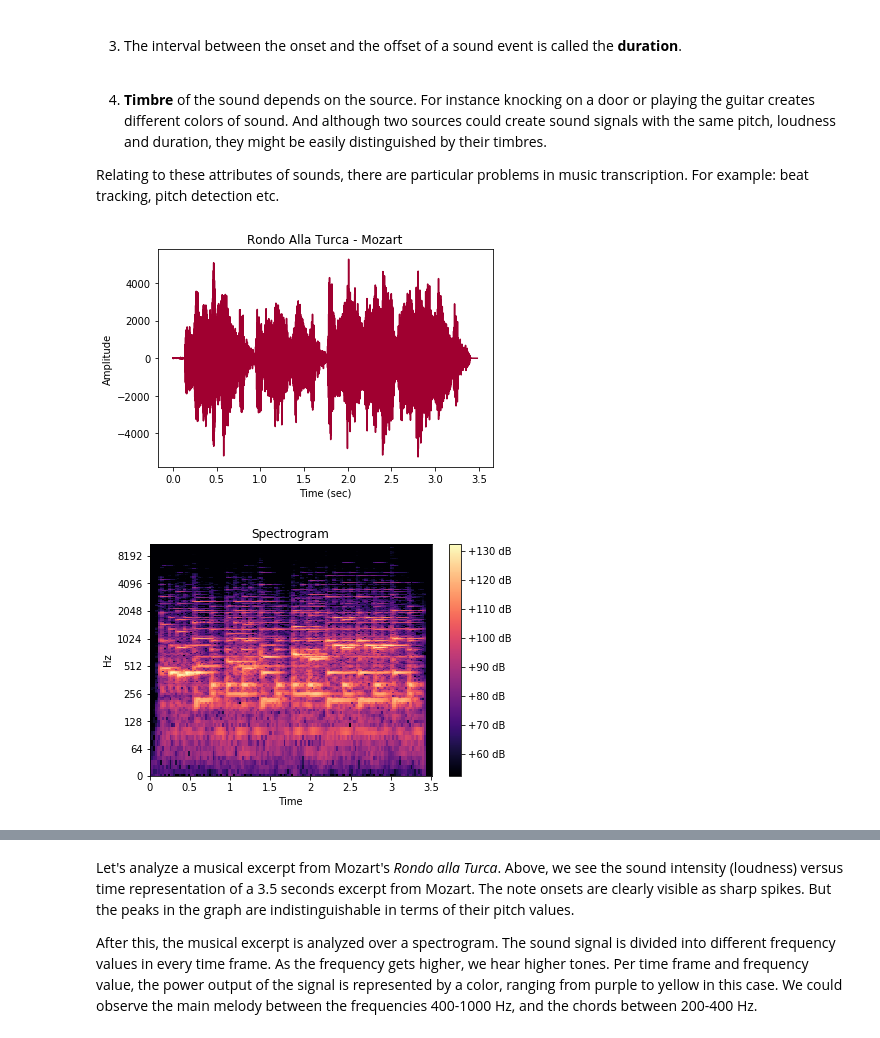
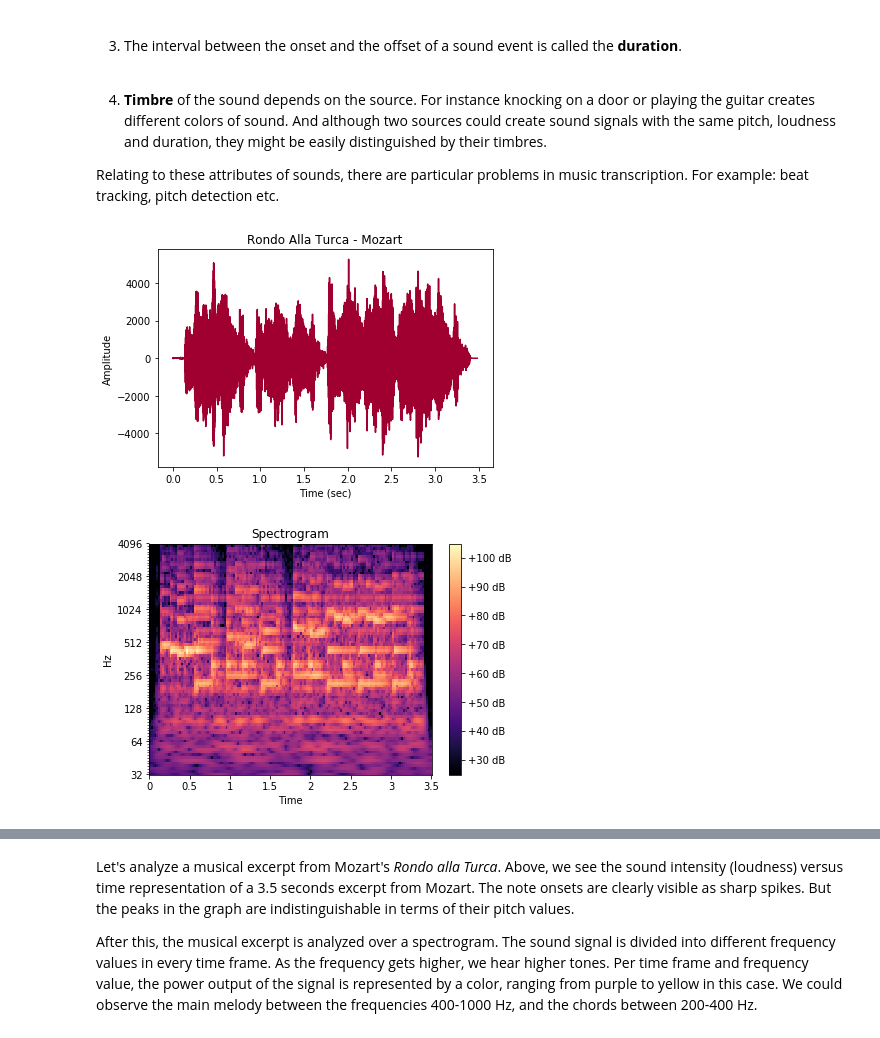
Before and after one commit to OnurOrhan/music-transcription-research, a Jupyter notebook: Report.ipynb, the cells around one changed output, grey strips where cells are left out. Saved outputs shown, nothing was run; the diff lists cells and outputs as text; code cells hidden in the pictures.

```diff
--- a/Report.ipynb
+++ b/Report.ipynb
@@ -38,29 +38,29 @@ import librosa.display
 # %%
 from scipy.io import wavfile
 # Reading the .wav file
 sample_rate, stereo = wavfile.read('source/alla_turca.wav')
 mono = stereo.mean(axis=1)
 x = np.array([i/sample_rate for i in range(mono.size)])
 
 plt.plot(x, mono, color='#A00030') # Plotting a sample section (Amplitude/Time)
 plt.title("Rondo Alla Turca - Mozart")
 plt.ylabel("Amplitude")
 plt.xlabel("Time (sec)")
 plt.show()
 
 y, sampleRate = librosa.load("source/alla_turca.wav")
-D = librosa.stft(y)
+D = librosa.cqt(y)
 Spec = librosa.amplitude_to_db(librosa.magphase(D)[0], ref=np.min)
-librosa.display.specshow(Spec, y_axis='log', x_axis='time', cmap='magma')
+librosa.display.specshow(Spec, y_axis='cqt_hz', x_axis='time', cmap='magma')
 plt.colorbar(format='%+2.0f dB')
 plt.tight_layout()
 plt.title('Spectrogram')
 plt.show()
 
 ipd.Audio("source/alla_turca.wav")
 # %% [output]
 [figure]
-[figure, old version]
+[figure, new version]
 [interactive output not drawn]
 # %% [markdown]
 Let's analyze a musical excerpt from Mozart's *Rondo alla Turca*. Above, we see the sound intensity (loudness) versus time representation of a 3.5 seconds excerpt from Mozart. The note onsets are clearly visible as sharp spikes. But the peaks in the graph are indistinguishable in terms of their pitch values.
```
Also changed, not shown: parts of 3 cells of this notebook.
